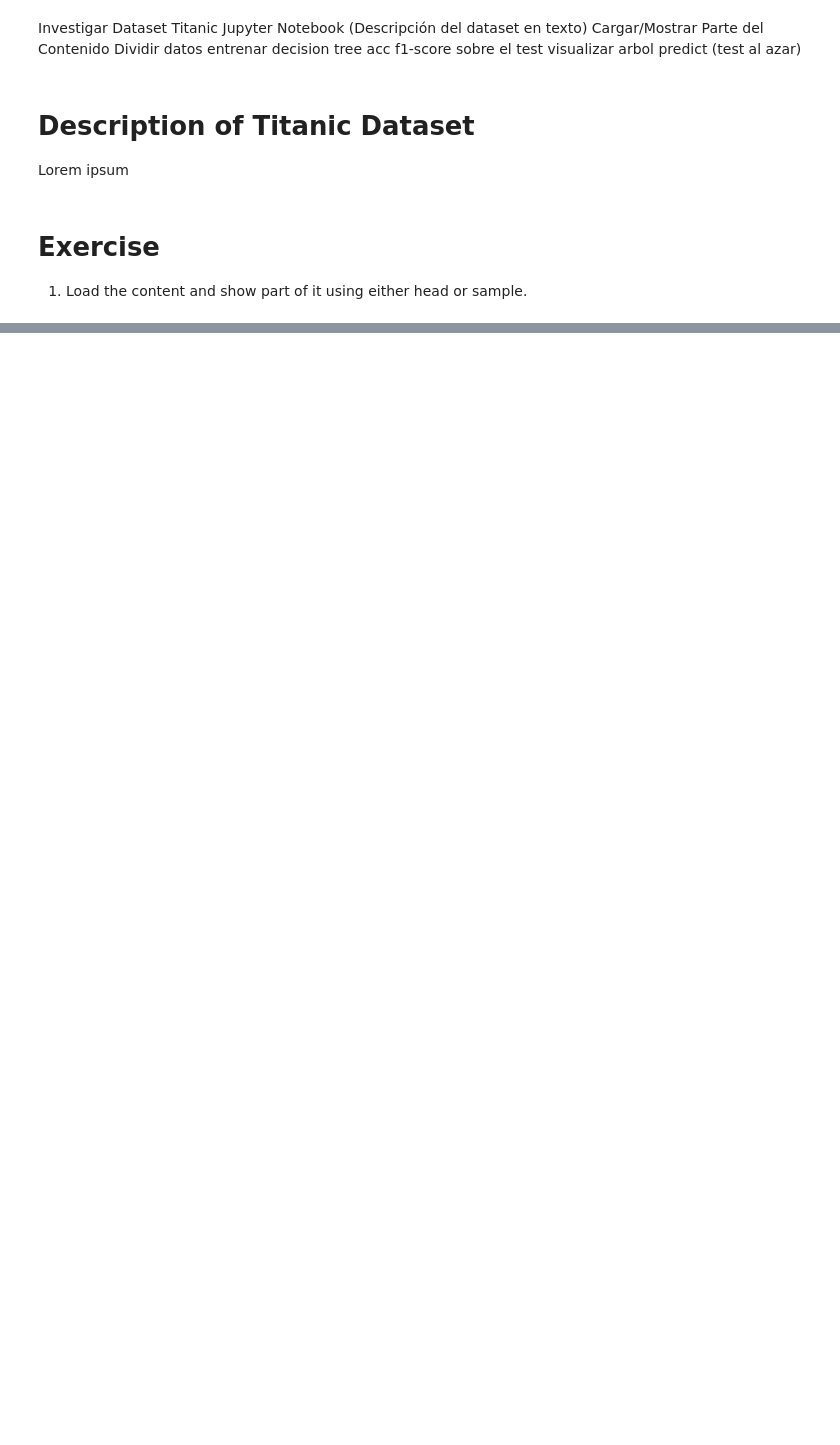
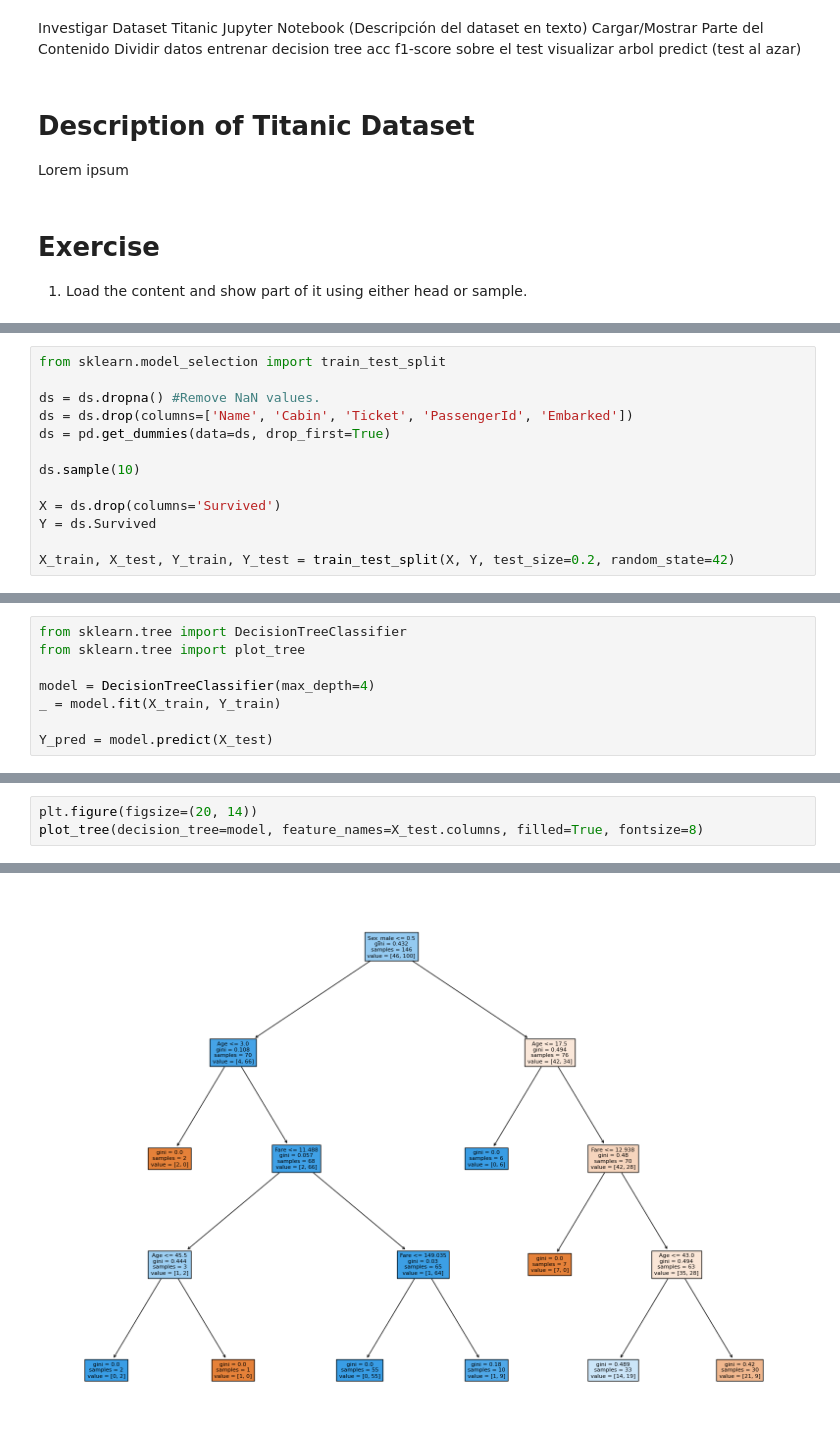
Before and after one commit to boredanon/machine-learning2023-2, a Jupyter notebook: titanic_lab_jose_del_solar.ipynb, the cells around one changed output, grey strips where cells are left out. Drawn from its saved outputs; the diff is of its cells as text; blank space fills up the shorter version.

```diff
--- a/titanic_lab_jose_del_solar.ipynb
+++ b/titanic_lab_jose_del_solar.ipynb
@@ -37,0 +41,13 @@ ds.sample(10)
+# %%
+from sklearn.model_selection import train_test_split
+
+ds = ds.dropna() #Remove NaN values.
+ds = ds.drop(columns=['Name', 'Cabin', 'Ticket', 'PassengerId', 'Embarked'])
+ds = pd.get_dummies(data=ds, drop_first=True)
+
+ds.sample(10)
+
+X = ds.drop(columns='Survived')
+Y = ds.Survived
+
+X_train, X_test, Y_train, Y_test = train_test_split(X, Y, test_size=0.2, random_state=42)
@@ -37,0 +56,8 @@ ds.sample(10)
+# %%
+from sklearn.tree import DecisionTreeClassifier
+from sklearn.tree import plot_tree
+
+model = DecisionTreeClassifier(max_depth=4)
+_ = model.fit(X_train, Y_train)
+
+Y_pred = model.predict(X_test)
@@ -37,0 +75,4 @@ ds.sample(10)
+# %%
+plt.figure(figsize=(20, 14))
+plot_tree(decision_tree=model, feature_names=X_test.columns, filled=True, fontsize=8)
+# %% [output]
@@ -37,0 +96 @@ ds.sample(10)
+[figure, added]
```
Also changed, not shown: parts of 6 cells of this notebook.
